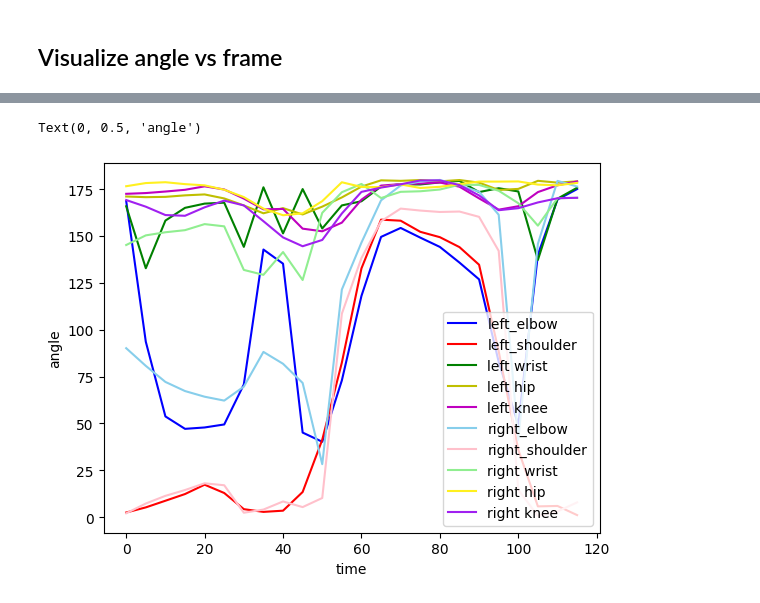
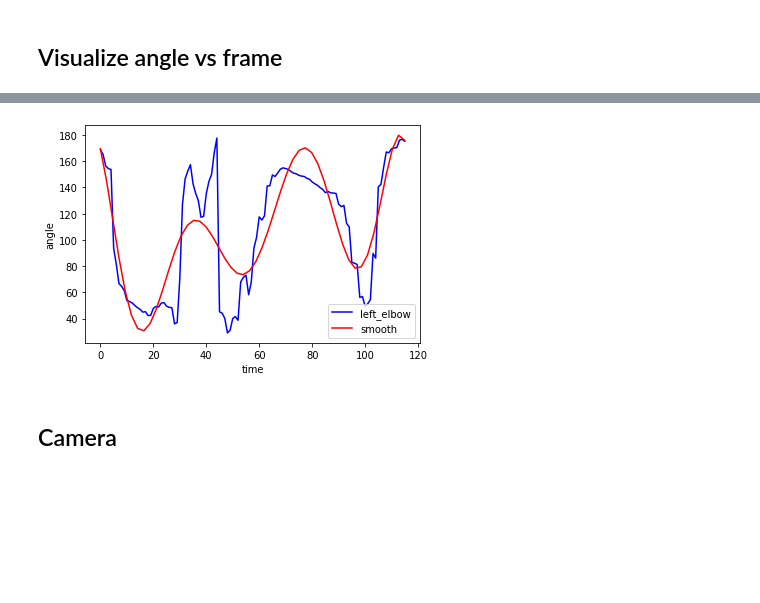
Before and after one commit to junsukha/pose-estimation-demo, a Jupyter notebook: media pipe pose.ipynb, the cells around one changed output, grey strips where cells are left out. Saved outputs shown, nothing was run; the diff lists cells and outputs as text; code cells hidden in the pictures; blank space fills up the shorter version.

Commit message:
add smoothing curves

```diff
--- a/media pipe pose.ipynb
+++ b/media pipe pose.ipynb
@@ -361,61 +397,80 @@ with mp_pose.Pose(min_detection_confidence=0.5, min_tracking_confidence=0.5) as
             right_hip_angle = calculate_angle(right_knee, right_hip, right_shoulder)
             right_knee_angle = calculate_angle(right_ankle, right_knee, right_hip)
 
-            if time % 5 == 0:
-                left_elbow_angles.append(left_elbow_angle)
-                left_shoulder_angles.append(left_shoulder_angle)
-                left_wrist_angles.append(left_wrist_angle)
-                left_hip_angles.append(left_hip_angle)
-                left_knee_angles.append(left_knee_angle)
+            # if time % 5 == 0:
+            left_elbow_angles.append(left_elbow_angle)
+            left_shoulder_angles.append(left_shoulder_angle)
+            left_wrist_angles.append(left_wrist_angle)
+            left_hip_angles.append(left_hip_angle)
+            left_knee_angles.append(left_knee_angle)
 
-                right_elbow_angles.append(right_elbow_angle)
-                right_shoulder_angles.append(right_shoulder_angle)
-                right_wrist_angles.append(right_wrist_angle)
-                right_hip_angles.append(right_hip_angle)
-                right_knee_angles.append(right_knee_angle)
+            right_elbow_angles.append(right_elbow_angle)
+            right_shoulder_angles.append(right_shoulder_angle)
+            right_wrist_angles.append(right_wrist_angle)
+            right_hip_angles.append(right_hip_angle)
+            right_knee_angles.append(right_knee_angle)
 
-                times.append(time)
+            times.append(time)
             time+=1
 
             # Visualize
             cv2.putText(image,
                         str(angle),
                         tuple(np.multiply(elbow, [640, 480]).astype(int)), # controal [640, 480] to window size
                         cv2.FONT_HERSHEY_SIMPLEX, 1, (255,255,255), 2)
         except:
             pass
 
+        ## draw only relevant points. Do not draw points on a face
+        # points_on_face = [1,2,3,4,5,6,7,8,9,10]
+        # for i, landmark in enumerate(results.pose_landmarks.landmark):
+        #     if (landmark in points_on_face):
+
+        # filtered = [landmark for i, landmark in enumerate(results.pose_landmarks.landmark) if i not in points_on_face]
+        # results.pose_landmarks.landmark = filtered
+        # results.pose_landmarks
+
         mp_drawing.draw_landmarks(image, results.pose_landmarks, mp_pose.POSE_CONNECTIONS,
                                   mp_drawing.DrawingSpec(color=(245,117,66), thickness=2, circle_radius=2),
                                   mp_drawing.DrawingSpec(color=(245,66,230), thickness=2, circle_radius=2)) # image here is BGR
 
-        cv2.imshow('Mediappipe Feed', image)
+        cv2.imshow('Mediapipe Feed', image)
 
         if cv2.waitKey(10) & 0xFF == ord('q'):
             break
 
 
     cap.release()
     cv2.destroyAllWindows()
 
 plt.plot(times, left_elbow_angles, color='b', label = 'left_elbow')
-plt.plot(times, left_shoulder_angles, color='r', label='left_shoulder')
-plt.plot(times, left_wrist_angles, color='g', label = 'left wrist')
-plt.plot(times, left_hip_angles, color='y', label = 'left hip')
-plt.plot(times, left_knee_angles, color='m', label = 'left knee')
 
-plt.plot(times, right_elbow_angles, color='#87CEEB', label = 'right_elbow')
-plt.plot(times, right_shoulder_angles, color='#FFC0CB', label='right_shoulder')
-plt.plot(times, right_wrist_angles, color='#90EE90', label = 'right wrist')
-plt.plot(times, right_hip_angles, color='#FFF01F', label = 'right hip')
-plt.plot(times, right_knee_angles, color='#A020F0', label = 'right knee')
+cubic_interpolation_model = interp1d(times, left_elbow_angles, kind = "cubic")
+times = np.array(times)
+X_ = np.linspace(times.min(), times.max(), 50)
+Y_ = cubic_interpolation_model(X_)
+
+Y_ = savgol_filter(Y_, 50, 10)
+plt.plot(X_,Y_, color='r', label='smooth')
+# plt.plot(times, left_shoulder_angles, color='r', label='left_shoulder')
+# plt.plot(times, left_wrist_angles, color='g', label = 'left wrist')
+# plt.plot(times, left_hip_angles, color='y', label = 'left hip')
+# plt.plot(times, left_knee_angles, color='m', label = 'left knee')
+
+# plt.plot(times, right_elbow_angles, color='#87CEEB', label = 'right_elbow')
+# plt.plot(times, right_shoulder_angles, color='#FFC0CB', label='right_shoulder')
+# plt.plot(times, right_wrist_angles, color='#90EE90', label = 'right wrist')
+# plt.plot(times, right_hip_angles, color='#FFF01F', label = 'right hip')
+# plt.plot(times, right_knee_angles, color='#A020F0', label = 'right knee')
 plt.legend()
 
 plt.xlabel('time')
 plt.ylabel('angle')
+plt.show()
 # %% [output]
-Text(0, 0.5, 'angle')
-[figure, old version]
+[figure, new version]
+# %% [markdown]
+## Camera
 # %%
 cap = cv2.VideoCapture(0)
 
```
Also changed, not shown: parts of 4 cells of this notebook.
